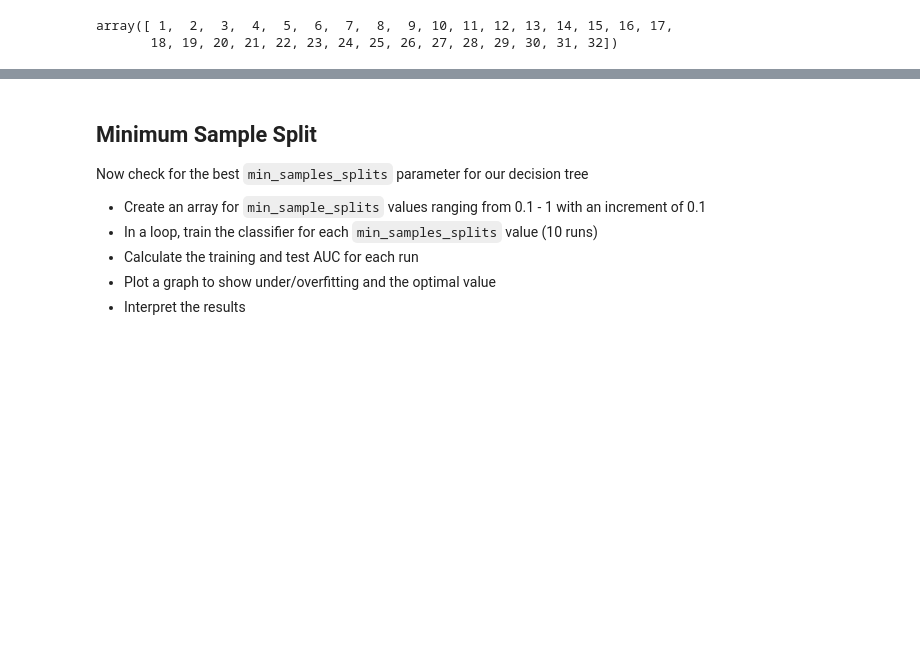
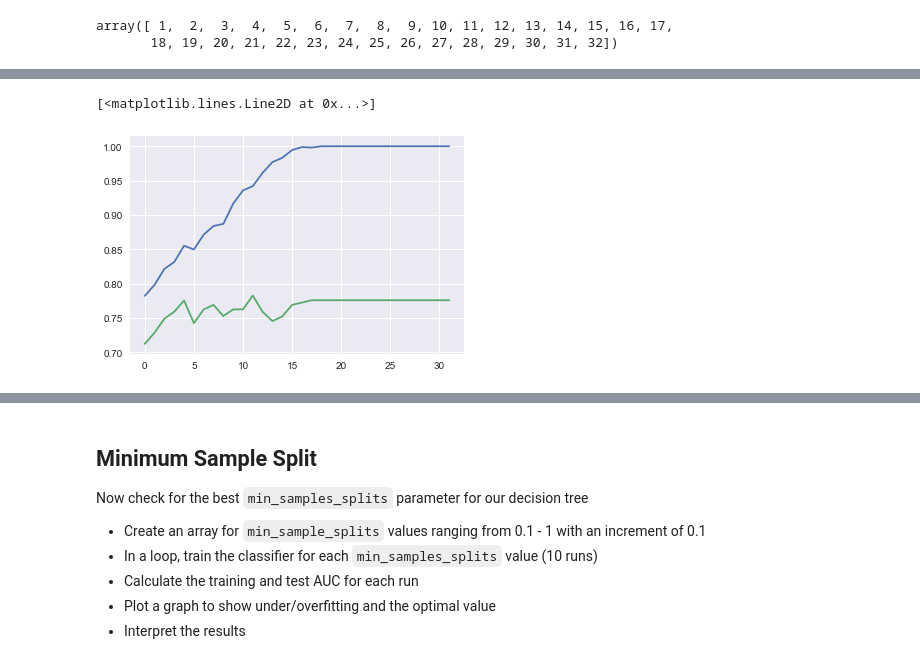
Before and after one commit to poariston/dsc-tuning-decision-trees-lab-online-ds-sp-000, a Jupyter notebook: index.ipynb, the cells around one changed output, grey strips where cells are left out. Drawn from its saved outputs; the diff is of its cells as text; code cells hidden in the pictures; blank space fills up the shorter version.

```diff
--- a/index.ipynb
+++ b/index.ipynb
@@ -132,0 +148,23 @@ for md in max_depth:
+# %%
+roc_auc_train_list=[]
+roc_auc_test_list=[]
+
+for md in max_depth:
+
+    dt = DecisionTreeClassifier(criterion='entropy',max_depth=md,random_state=SEED)
+    dt.fit(X_train,y_train)
+    # Make predictions using test set
+    y_pred = dt.predict(X_test)
+    # Check the AUC of predictions for test
+    false_positive_rate, true_positive_rate, thresholds = roc_curve(y_test,y_pred)
+    roc_auc = auc(false_positive_rate, true_positive_rate)
+    roc_auc_test_list.append(roc_auc)
+
+    # Make predictions using train set
+    y_train_pred = dt.predict(X_train)
+    # Check the AUC of predictions for test
+    false_positive_rate, true_positive_rate, thresholds = roc_curve(y_train,y_train_pred)
+    roc_auc_train = auc(false_positive_rate, true_positive_rate)
+    roc_auc_train_list.append(roc_auc_train)
+
+roc_auc_train_list,roc_auc_test_list
@@ -132,0 +189,6 @@ for md in max_depth:
+# %%
+plt.plot(roc_auc_train_list)
+plt.plot(roc_auc_test_list)
+# %% [output]
+[<matplotlib.lines.Line2D at 0x...>]
+[figure, added]
```
Also changed, not shown: parts of 18 cells of this notebook, 1 other file.
